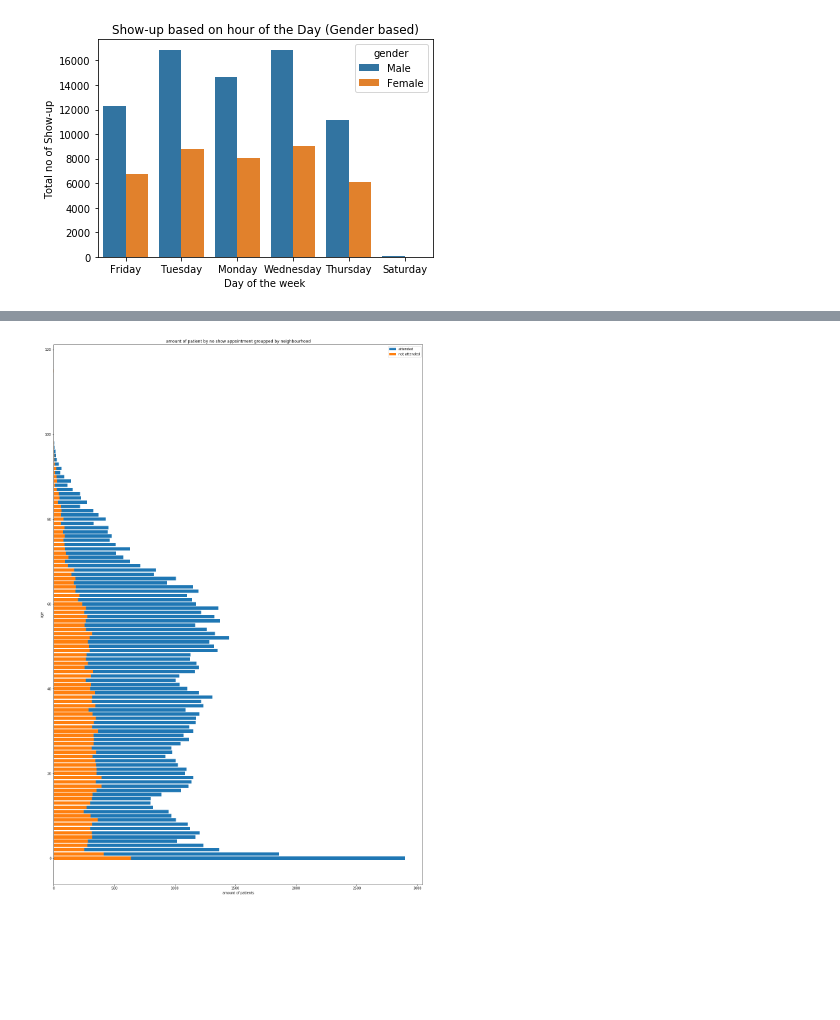
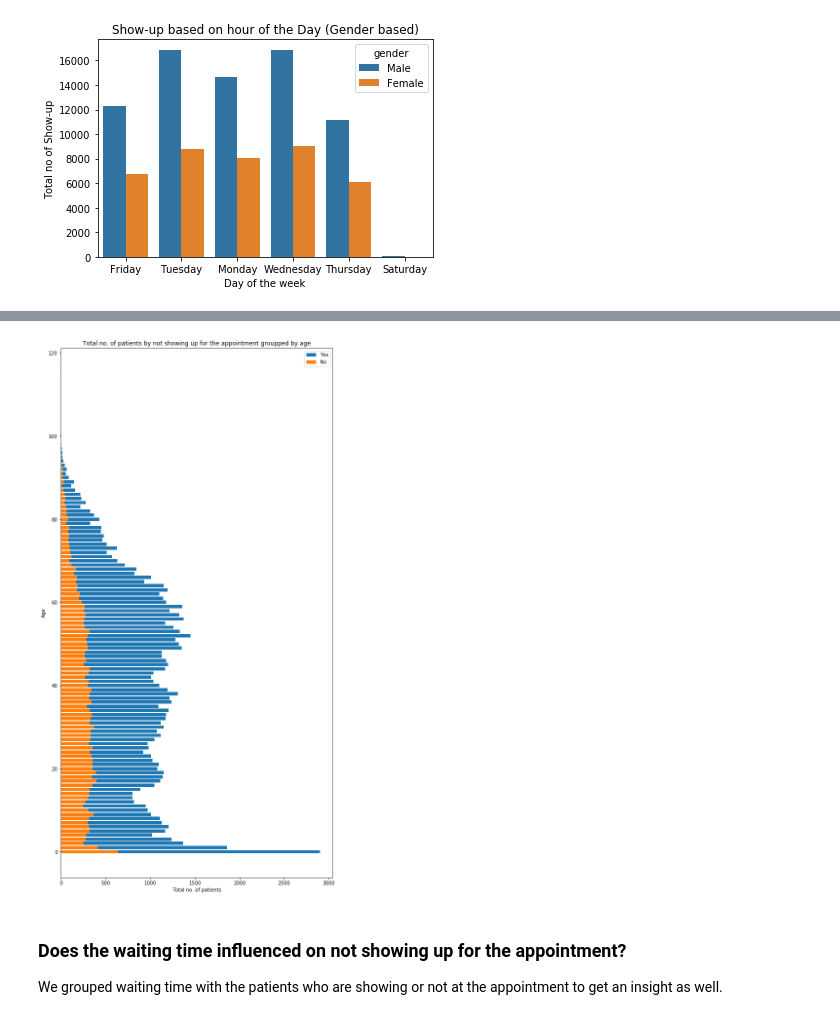
Before and after one commit to faizankhann/Medical-Appointment-No-Show, a Jupyter notebook: Medical Appointment No Show.ipynb, the cells around one changed output, grey strips where cells are left out. Cells and saved outputs as stored; diff of their text form; code cells hidden in the pictures; blank space fills up the shorter version.

```diff
--- a/Medical Appointment No Show.ipynb
+++ b/Medical Appointment No Show.ipynb
@@ -314,3 +296,5 @@ df.describe()
 # %%
+sns.set(style="ticks")
+
 df.hist(figsize=(15,10));
 # %% [output]
@@ -427,23 +433,27 @@ plt.show();
 # %%
-df_groupped_by_neighborhood = df.groupby(['age', 'no_show']).count().unstack().patient_id
-df_groupped_by_neighborhood["sum"] = df_groupped_by_neighborhood['No'] + df_groupped_by_neighborhood['Yes']
-df_groupped_by_neighborhood.sort_values(by="sum", inplace=True)
-df_groupped_by_neighborhood.dropna(inplace=True)
+age_groupped = df.groupby(['age', 'no_show']).count().unstack().patient_id
+age_groupped["sum"] = age_groupped['No'] + age_groupped['Yes']
+age_groupped.sort_values(by="sum", inplace=True)
+age_groupped.dropna(inplace=True)
 
 # plotting our data
-plt.figure(figsize=(20, 30))
+plt.figure(figsize=(10, 20))
 
 # bar chart
-plt.barh(df_groupped_by_neighborhood.index, df_groupped_by_neighborhood['No'].values)
-plt.barh(df_groupped_by_neighborhood.index, df_groupped_by_neighborhood['Yes'].values)
+plt.barh(age_groupped.index, age_groupped['No'].values)
+plt.barh(age_groupped.index, age_groupped['Yes'].values)
 
 # configs
-plt.xlabel("amount of patients")
-plt.ylabel("age")
-plt.legend(["attended", "not attended"])
+plt.xlabel("Total no. of patients")
+plt.ylabel("Age")
+plt.legend(["Yes", "No"])
 
-plt.title("amount of patient by no show appointment groupped by neighbourhood")
+plt.title("Total no. of patients by not showing up for the appointment groupped by age")
 
 plt.show();
 # %% [output]
-[figure, old version]
+[figure, new version]
+# %% [markdown]
+### Does the waiting time influenced on not showing up for the appointment?
+
+We grouped waiting time with the patients who are showing or not at the appointment to get an insight as well.
```
Also changed, not shown: parts of 25 cells of this notebook, 1 other file.
